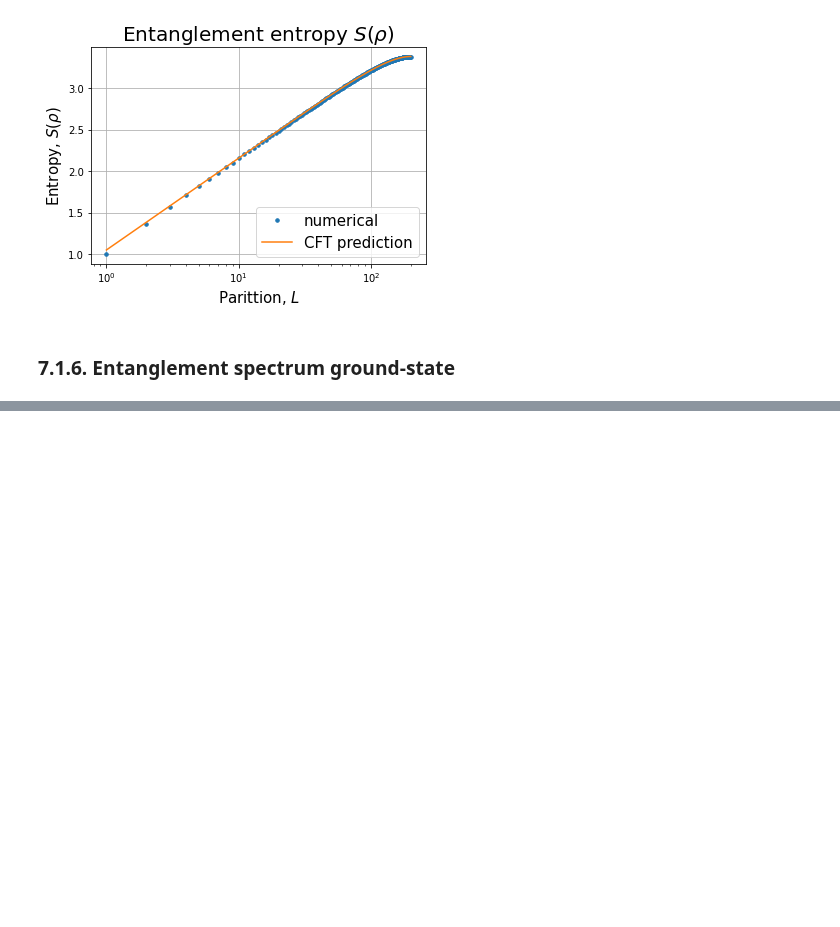
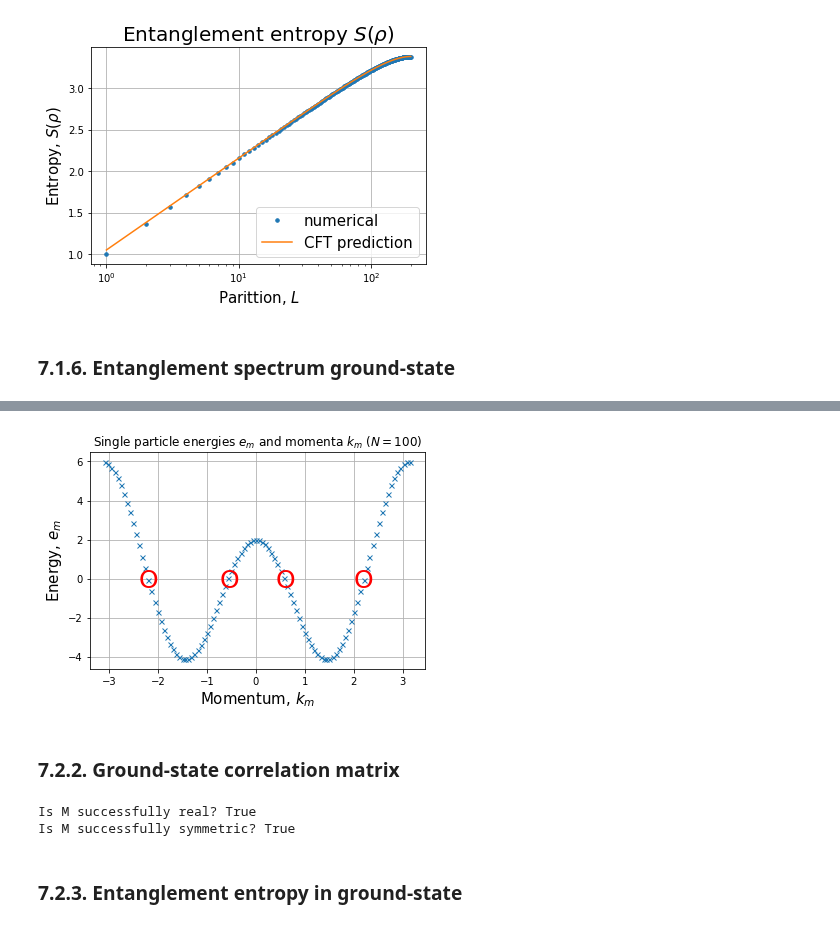
Before and after one commit to sofiagonga/many-body_entanglement_TN, a Jupyter notebook: TN_tutorial7.ipynb, the cells around one changed output, grey strips where cells are left out. Saved outputs shown, nothing was run; the diff lists cells and outputs as text; code cells hidden in the pictures; blank space fills up the shorter version.

```diff
--- a/TN_tutorial7.ipynb
+++ b/TN_tutorial7.ipynb
@@ -213,0 +226,46 @@ plt.show()
+# %%
+N = 100
+
+A = build_matrix_A_g(N, -2)
+T_op = build_T_operator(N, -1)
+
+H = A.dot(np.eye(N) + 0.04*T_op)
+D, U = eig(H)
+
+e = np.real(np.diag((U.conj().T).dot(A).dot(U)))
+k = np.angle(np.diag((U.conj().T).dot(T_op).dot(U)))
+
+#sort from smaller to largest
+ord_idx = np.argsort(e)
+e = e[ord_idx]
+k = k[ord_idx]
+U = U[:,ord_idx]
+# %%
+plt.title("Single particle energies $e_m$ and momenta $k_m$ ($N=$%s)" %(N))
+plt.grid()
+plt.ylabel(r"Energy, $e_m$", fontsize = 15)
+plt.xlabel(r"Momentum, $k_m$", fontsize = 15)
+plt.plot(k, e, 'x', ms=5)
+plt.text(-2.40,-0.45,"O", fontsize=25, color='red')
+plt.text(2,-0.45,"O", fontsize=25, color='red')
+plt.text(-0.75,-0.45,"O", fontsize=25, color='red')
+plt.text(0.4,-0.45,"O", fontsize=25, color='red')
+plt.show()
+# %% [output]
+[figure, added]
+# %% [markdown]
+### 7.2.2. Ground-state correlation matrix
+# %%
+M = (U.dot(np.diag(np.sign(e)))).dot(U.conj().T)
+print("Is M successfully real?", np.allclose(M, np.real(M)))
+M = np.real(M) #cleaning neglible imaginary part
+print("Is M successfully symmetric?", np.allclose(M, (M+M.conj().T)/2))
+
+L_max = 50
+L_s = np.arange(1,L_max+1)
+M_A = M[0:L_max, 0:L_max]
+# %% [output]
+Is M successfully real? True
+Is M successfully symmetric? True
+# %% [markdown]
+### 7.2.3. Entanglement entropy in ground-state
```
Also changed, not shown: parts of 32 cells of this notebook, 1 other file.
